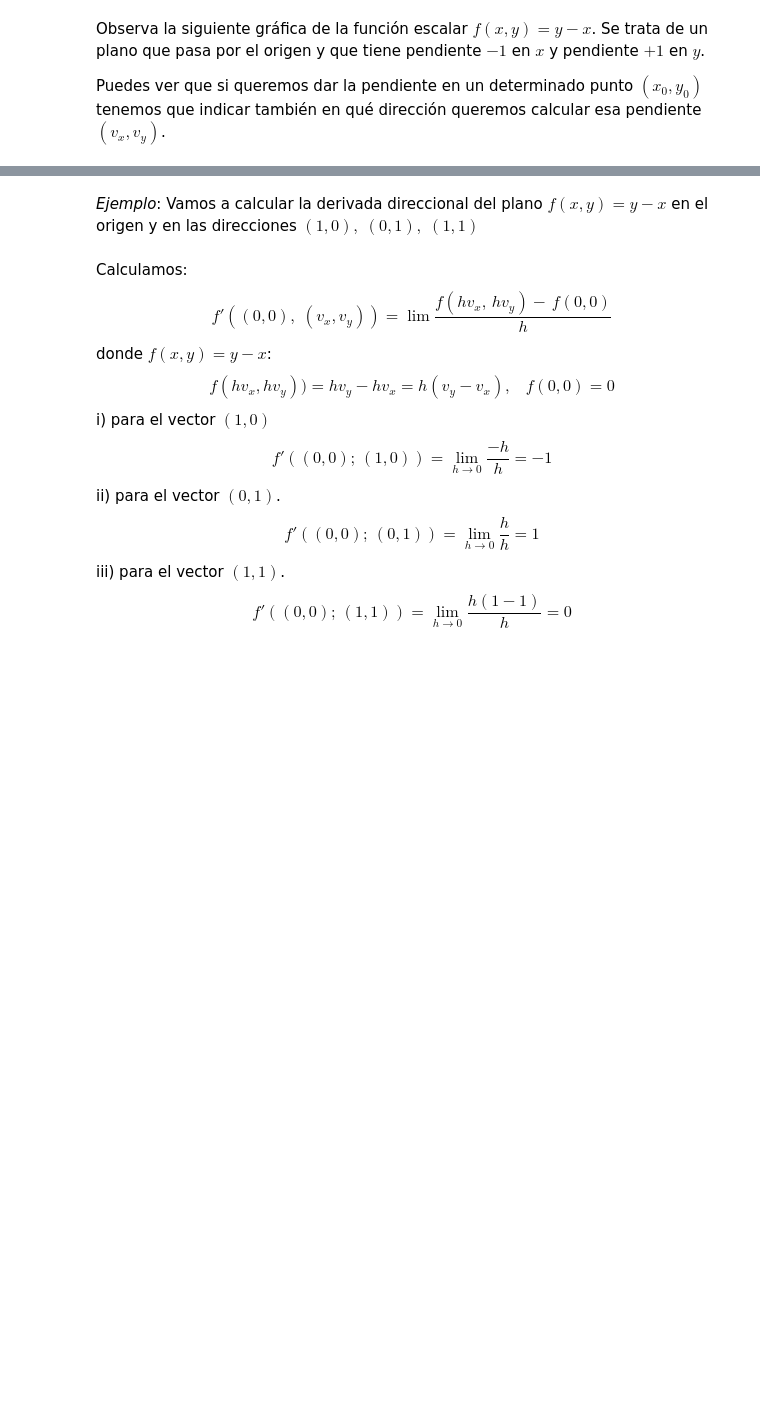
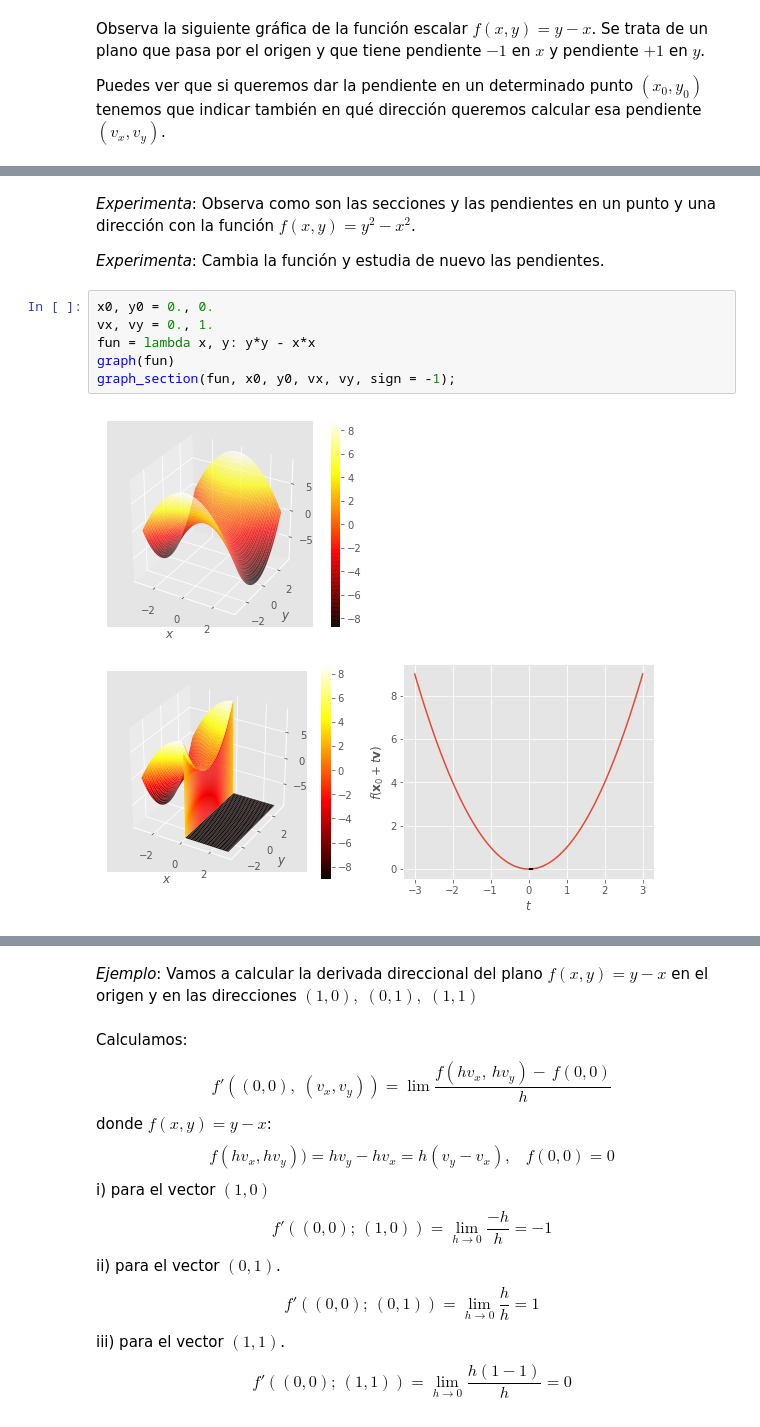
Before and after one commit to jahernando/USC-MMIII, a Jupyter notebook: tderivadas_direccional_diferencial.ipynb, the cells around one changed output, grey strips where cells are left out. Drawn from its saved outputs; the diff is of its cells as text; blank space fills up the shorter version.

```diff
--- a/tderivadas_direccional_diferencial.ipynb
+++ b/tderivadas_direccional_diferencial.ipynb
@@ -135,0 +165,13 @@ Nota que en la derivada direccional, $f({\bf x}_0 ; {\bf v})$, aparece *explíci
+# %% [markdown]
+*Experimenta*: Observa como son las secciones y las pendientes en un punto y una dirección con la función $f(x, y) = y^2 - x^2$.
+
+*Experimenta*: Cambia la función y estudia de nuevo las pendientes.
+# %%
+x0, y0 = 0., 0.
+vx, vy = 0., 1.
+fun = lambda x, y: y*y - x*x
+graph(fun)
+graph_section(fun, x0, y0, vx, vy, sign = -1);
+# %% [output]
+[figure, added]
+[figure, added]
```
Also changed, not shown: parts of 34 cells of this notebook, 1 other file.
